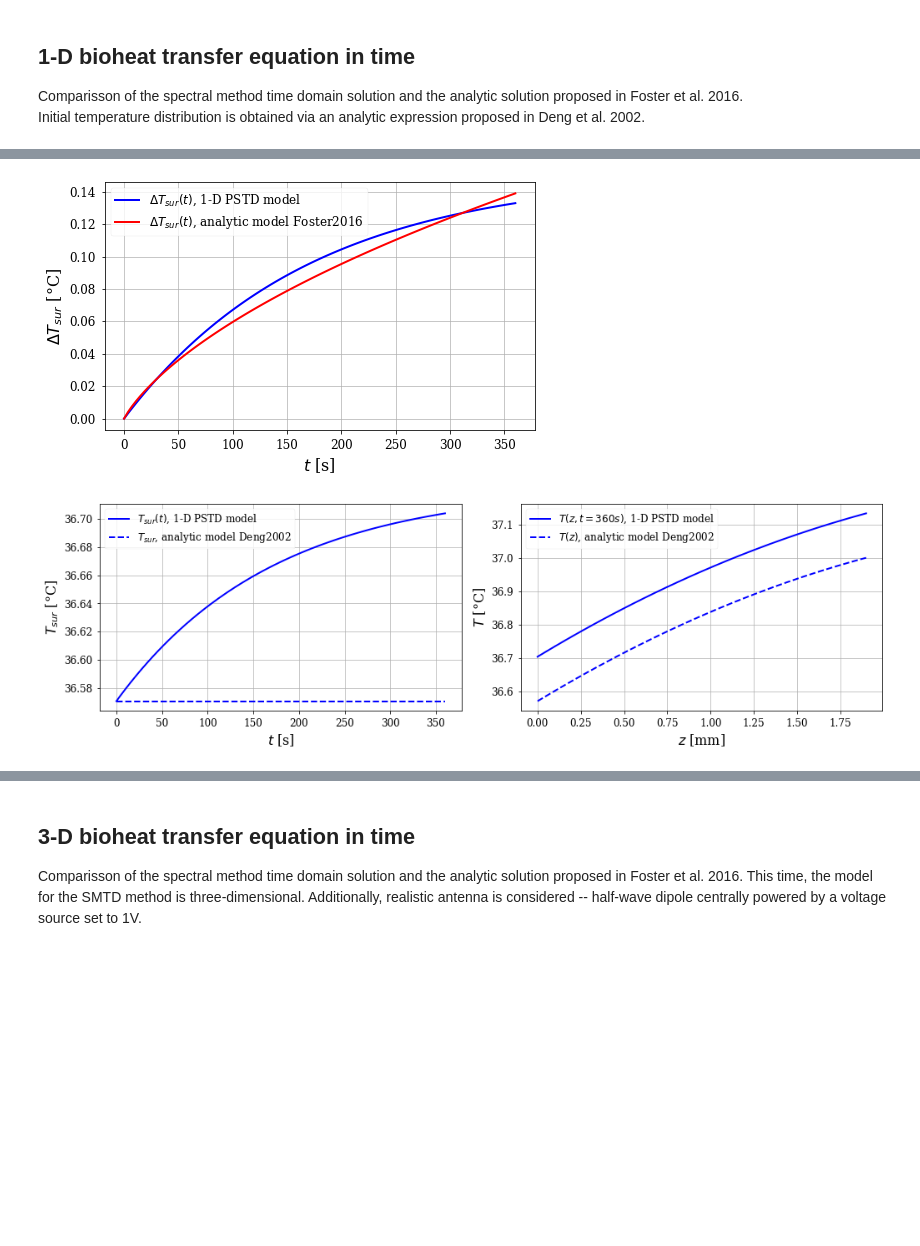
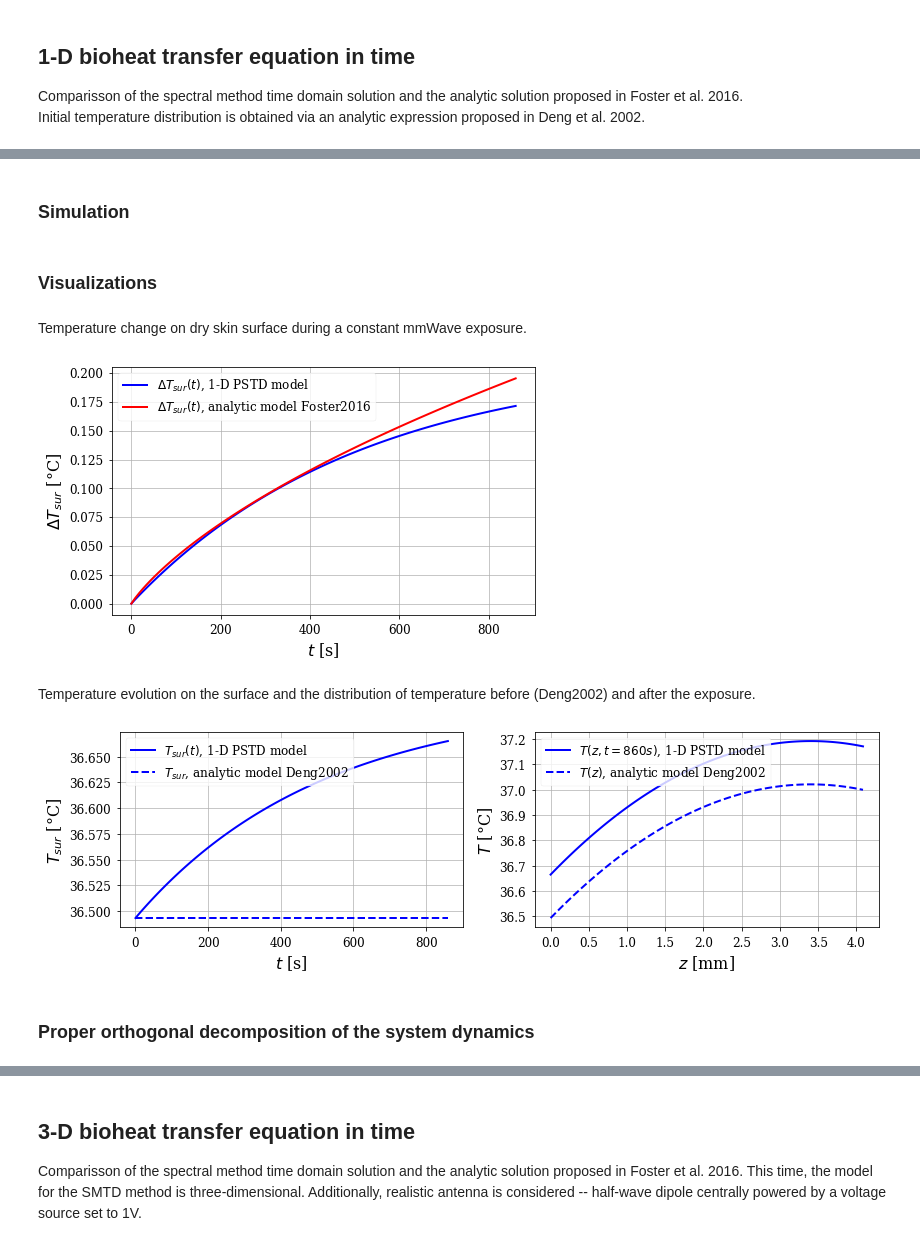
Before and after one commit to akapet00/EMF-exposure-analysis, a Jupyter notebook: demo.ipynb, the cells around one changed output, grey strips where cells are left out. Cells and saved outputs as stored; diff of their text form; code cells hidden in the pictures; blank space fills up the shorter version.

```diff
--- a/demo.ipynb
+++ b/demo.ipynb
@@ -48,7 +50,6 @@ Initial temperature distribution is obtained via an analytic expression proposed
 # %%
-## model input
 # frequency
-f = 10e9
+f = 6e9
 
 # conductivity, relative permitivity, tangent loss and penetration depth (Gabriel et al. 1996)
 sigma, eps_r, tan_loss, pen_depth = load_tissue_diel_properties('skin_dry', f)
@@ -69,22 +70,30 @@ T_tr = 2 * Z_skin_dry / (Z_air + Z_skin_dry)
 
 # I0 T_Tr = 10 W/m^2 at 6 GHz
 I0 = 10. / T_tr
+# %% [markdown]
+### Simulation
 # %%
-## 1-D simulation
 # exposure time in seconds
-T = 360
-t = np.linspace(0, T, 100)
+sim_time = 860
+t = np.linspace(0, sim_time, 101)
 
-# simulation
+# number of collocation points for domain discretization
 N = 101
-deltaT = deltaT_depth_pstd(t, N, pen_depth, k, rho, C, m_b * 3, I0, T_tr)
+
+# run
+deltaT = deltaT_depth_pstd(t, N, pen_depth, k, rho, C, m_b, I0, T_tr)
+# %% [markdown]
+### Visualizations
+# %% [markdown]
+Temperature change on dry skin surface during a constant mmWave exposure.
 # %%
-## temperature change on the skin surface after mmWave exposure
 fig_config(scaler=1.5)
 fig = plt.figure()
 ax = fig.add_subplot()
-ax.plot(t, deltaT[:, 0], 'b-', linewidth=2, label='$\\Delta T_{sur}(t)$, 1-D PSTD model')
-ax.plot(t, deltaT_depth_analytic(t, pen_depth, k, rho, C, I0, T_tr), 'r-', linewidth=2, label='$\\Delta T_{sur}(t)$, analytic model Foster2016')
+ax.plot(t, deltaT[:, 0], 'b-', linewidth=2,
+        label='$\\Delta T_{sur}(t)$, 1-D PSTD model')
+ax.plot(t, deltaT_depth_analytic(t, pen_depth, k, rho, C, I0, T_tr), 'r-', linewidth=2,
+        label='$\\Delta T_{sur}(t)$, analytic model Foster2016')
 ax.set_xlabel('$t$ [s]')
 ax.set_ylabel('$\\Delta T_{sur}$ [°C]')
 ax.legend(loc='upper left')
@@ -92,33 +101,40 @@ ax.grid()
 plt.tight_layout()
 plt.show()
 # %% [output]
-[figure, old version]
+[figure, new version]
+# %% [markdown]
+Temperature evolution on the surface and the distribution of temperature before (Deng2002) and after the exposure.
 # %%
-## visualization of the temperature before and after mmWave exposure
 dx = pen_depth / N
 z = np.linspace(0, pen_depth, N)
 T0 = initT_depth_analytic(z, k, rho, C, rho_b, C_b, m_b, h_0, T_a, T_c, T_f, Q_m)
 T = T0 + deltaT
 
-fig_config(nrows=1, ncols=2, scaler=1.5)
+fig_config(nrows=1, ncols=2, scaler=1.25)
 fig = plt.figure()
 ax1 = fig.add_subplot(1, 2, 1)
-ax1.plot(t, T[:, 0], 'b-', linewidth=2, label='$T_{sur}(t)$, 1-D PSTD model')
-ax1.plot(t, np.ones_like(t) * T0[0], 'b--', linewidth=2, label='$T_{sur}$, analytic model Deng2002')
+ax1.plot(t, T[:, 0], 'b-', linewidth=2,
+         label='$T_{sur}(t)$, 1-D PSTD model')
+ax1.plot(t, np.ones_like(t) * T0[0], 'b--', linewidth=2,
+         label='$T_{sur}$, analytic model Deng2002')
 ax1.set_xlabel('$t$ [s]')
 ax1.set_ylabel('$T_{sur}$ [°C]')
 ax1.legend(loc='upper left')
 ax1.grid()
 
 ax2 = fig.add_subplot(1, 2, 2)
-ax2.plot(z * 1e3, T[-1, :], 'b-', linewidth=2, label=f'$T(z, t={int(t[-1])} s)$, 1-D PSTD model')
-ax2.plot(z * 1e3, T0, 'b--', linewidth=2, label='$T(z)$, analytic model Deng2002')
+ax2.plot(z * 1e3, T[-1, :], 'b-', linewidth=2,
+         label=f'$T(z, t={int(t[-1])} s)$, 1-D PSTD model')
+ax2.plot(z * 1e3, T0, 'b--', linewidth=2,
+         label='$T(z)$, analytic model Deng2002')
 ax2.set_xlabel('$z$ [mm]')
 ax2.set_ylabel('$T$ [°C]')
 ax2.legend(loc='upper left')
 ax2.grid()
 plt.tight_layout()
 plt.show()
 # %% [output]
-[figure, old version]
+[figure, new version]
+# %% [markdown]
+### Proper orthogonal decomposition of the system dynamics
 # %%
```
Also changed, not shown: parts of 17 cells of this notebook, 1 other file.
